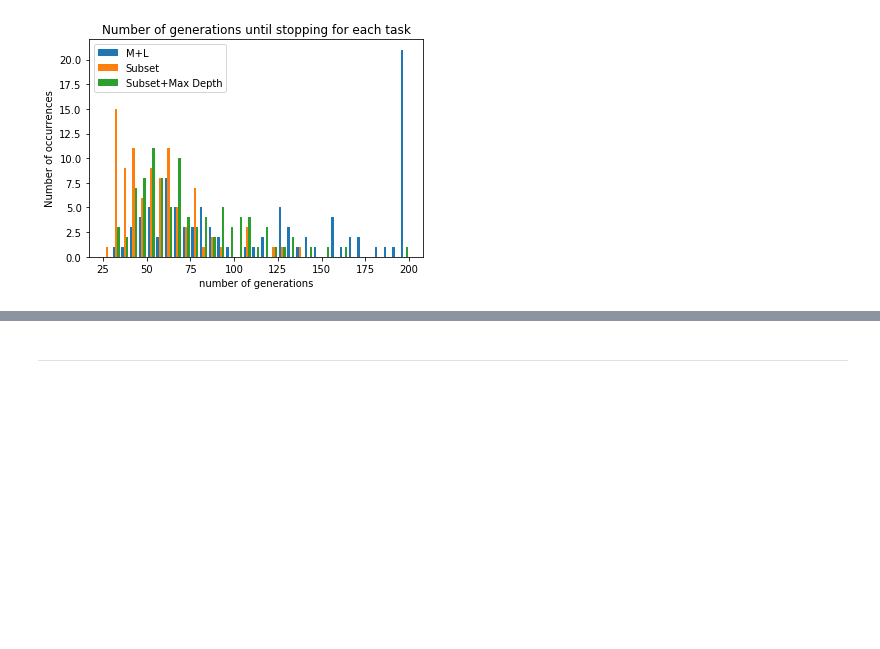
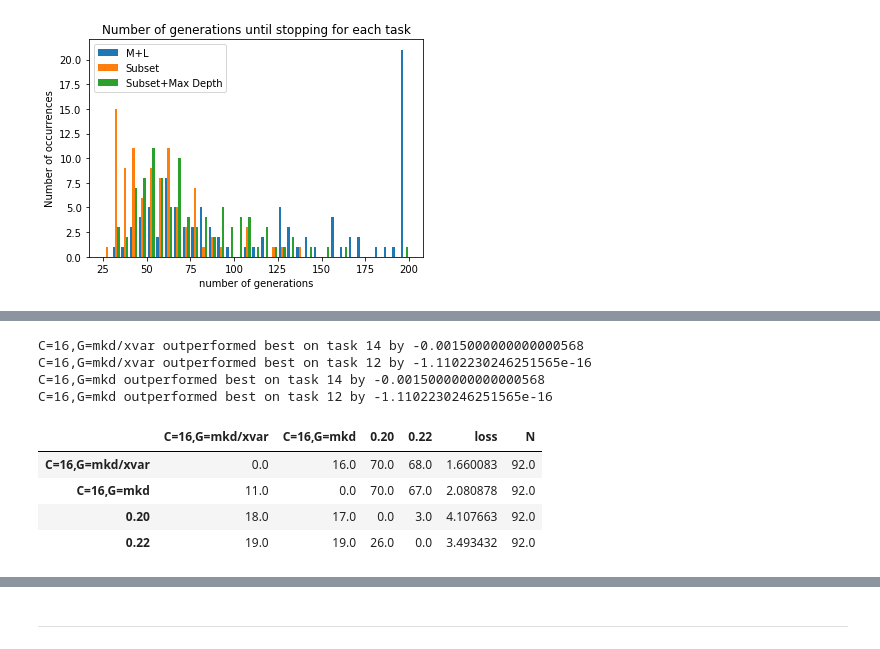
Before and after one commit to PGijsbers/symbolicdefaults, a Jupyter notebook: OptimizationMethods v1.ipynb, the cells around one changed output, grey strips where cells are left out. Saved outputs shown, nothing was run; the diff lists cells and outputs as text; code cells hidden in the pictures; blank space fills up the shorter version.

```diff
--- a/OptimizationMethods v1.ipynb
+++ b/OptimizationMethods v1.ipynb
@@ -176,0 +221,19 @@ plot_generations_by_method([mu_plus_lambda, mu_plus_lambda_subset, mu_plus_lambd
+# %%
+from visualization.output_parser import generate_comparisons
+
+generate_comparisons('svc_rbf',
+                    ["data/results/svc_rbf_c16_gmkdxvar.txt",
+                    "data/results/svc_rbf_c16_gmkd.txt",
+                    "data/results/ppp_svc_rbf_default.txt",
+                    "data/results/ppp_svc_rbf_default_Gscale.txt"],
+                    ['C=16,G=mkd/xvar', 'C=16,G=mkd', '0.20', '0.22'])
+# %% [output]
+C=16,G=mkd/xvar outperformed best on task 14 by -0.0015000000000000568
+C=16,G=mkd/xvar outperformed best on task 12 by -1.1102230246251565e-16
+C=16,G=mkd outperformed best on task 14 by -0.0015000000000000568
+C=16,G=mkd outperformed best on task 12 by -1.1102230246251565e-16
+|  | C=16,G=mkd/xvar | C=16,G=mkd | 0.20 | 0.22 | loss | N |
+| C=16,G=mkd/xvar | 0.0 | 16.0 | 70.0 | 68.0 | 1.660083 | 92.0 |
+| C=16,G=mkd | 11.0 | 0.0 | 70.0 | 67.0 | 2.080878 | 92.0 |
+| 0.20 | 18.0 | 17.0 | 0.0 | 3.0 | 4.107663 | 92.0 |
+| 0.22 | 19.0 | 19.0 | 26.0 | 0.0 | 3.493432 | 92.0 |
```
Also changed, not shown: parts of 12 cells of this notebook.
